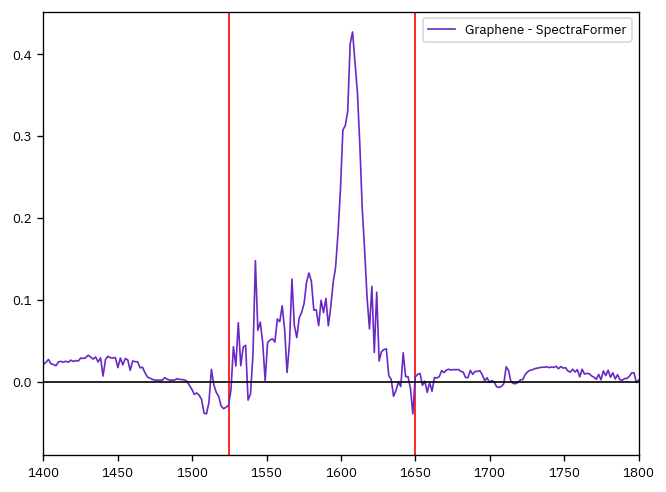
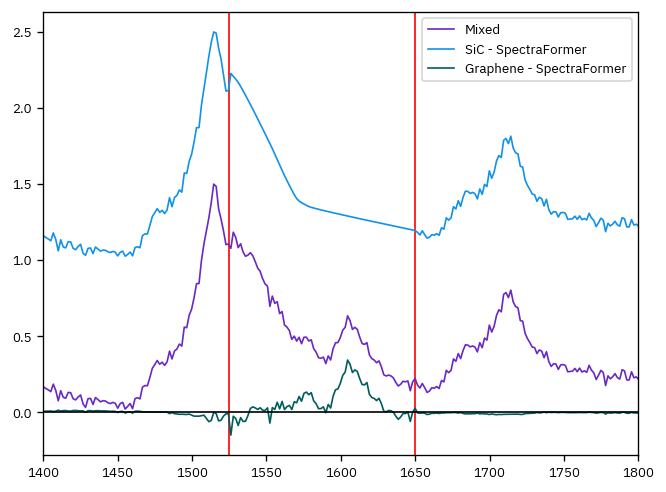
Unified diff of the notebook cell whose output changed from the first chart to the second:
--- before
+++ after
@@ -8,6 +8,6 @@
     plt.axvline(configs.min_shift, color='r')
     plt.axvline(configs.max_shift, color='r')
-    #plt.plot(batch['raman_shift'], batch['counts'], label='Mixed')
-    #plt.plot(batch['raman_shift'], pred +1, label='SiC - SpectraFormer')
+    plt.plot(batch['raman_shift'], batch['counts'], label='Mixed')
+    plt.plot(batch['raman_shift'], pred +1, label='SiC - SpectraFormer')
     plt.plot(batch['raman_shift'], batch['counts'] - pred, label='Graphene - SpectraFormer')
     plt.xlim(1400, 1800)

Commit: Data normaliztion edits